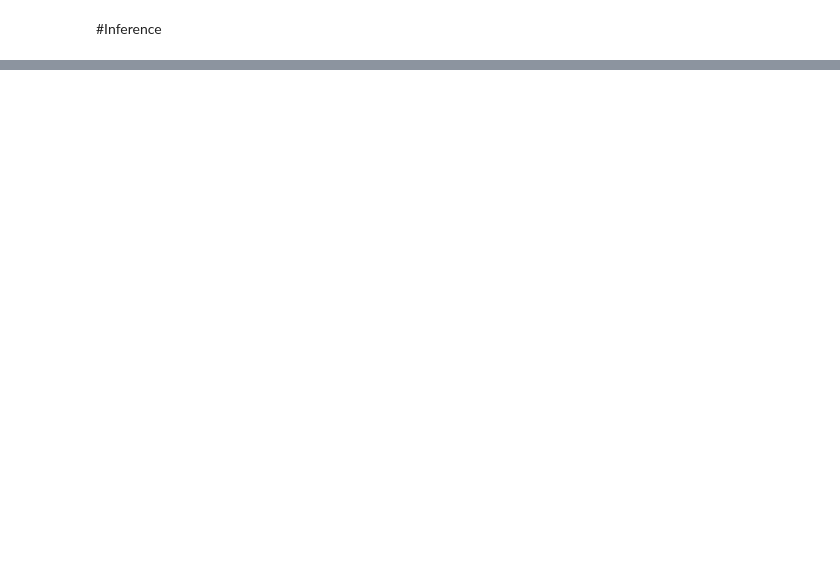
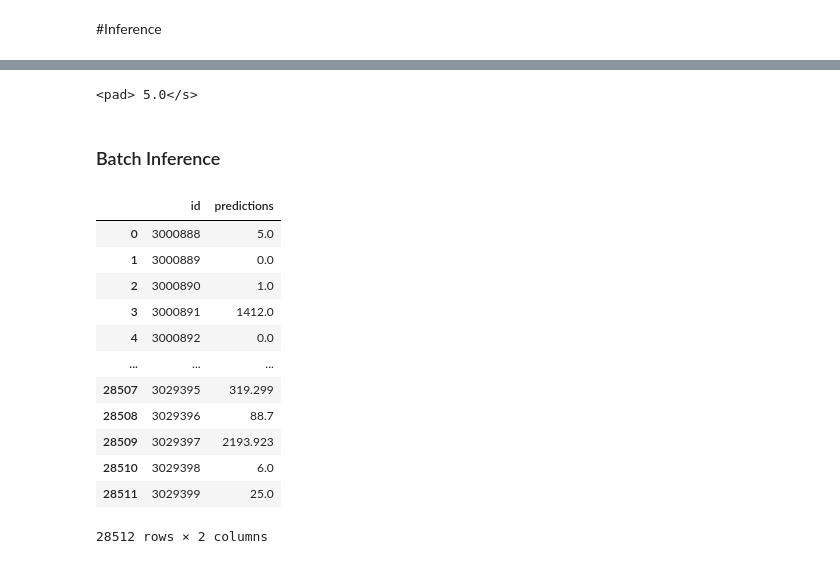
Before and after one commit to jyotiyadav94/StoreSalesPrediction, a Jupyter notebook: LLM_fine_tuning/LLM_fine_tuningipynb.ipynb, the cells around one changed output, grey strips where cells are left out. Saved outputs shown, nothing was run; the diff lists cells and outputs as text; code cells hidden in the pictures; blank space fills up the shorter version.

```diff
--- a/LLM_fine_tuning/LLM_fine_tuningipynb.ipynb
+++ b/LLM_fine_tuning/LLM_fine_tuningipynb.ipynb
@@ -241,5 +270,5 @@ trainer.train()
 # %%
-last_checkpoint = "/content/drive/Shareddrives/dataset/clients/research/Modelsaved/checkpoint-15000"
+last_checkpoint = "Jyotiyadav/model2.0"
 
 finetuned_model = T5ForConditionalGeneration.from_pretrained(last_checkpoint)
 tokenizer = T5Tokenizer.from_pretrained(last_checkpoint)
@@ -251,3 +319,6 @@ inputs = ["Please answer this question: " + my_question]
+# %%
+my_question = "For store number 1 in the city of Quito, with products from various categories such as AUTOMOTIVE, during a 0 on 2017-8-16, with no, cluster 13, and WTI crude oil price at $46.8, what were the total sales on that day?"
+inputs = ["Please answer this question: " + my_question]
 # %%
 inputs = tokenizer(inputs, return_tensors="pt")
 outputs = finetuned_model.generate(**inputs)
@@ -256,3 +327,61 @@ answer = tokenizer.decode(outputs[0])
 from textwrap import fill
 
 print(fill(answer, width=80))
+# %% [output]
+<pad> 5.0</s>
+# %% [markdown]
+### Batch Inference
+# %%
+import pandas as pd
+
+# Assuming you have already imported the necessary libraries and defined the functions and model
+
+# Load the DataFrame from the CSV file
+df = pd.read_csv("/content/gdrive/datasetqatest.csv")
+
+# Function to generate answer for a given question
+def generate_answer_batch(questions):
+    inputs = tokenizer(["Please answer this question: " + question for question in questions], return_tensors="pt", padding=True, truncation=True)
+    outputs = finetuned_model.generate(**inputs)
+    answers = tokenizer.batch_decode(outputs, skip_special_tokens=True)
+    return answers
+
+# Generate predictions for all questions in the DataFrame
+batch_size = 100  # Adjust as needed
+predicted_answers = []
+for i in range(0, len(df), batch_size):
+    questions_batch = df['question'][i:i+batch_size].tolist()
+    answers_batch = generate_answer_batch(questions_batch)
+    predicted_answers.extend(answers_batch)
+
+# Add the predicted answers to the DataFrame
+df['predicted_answer'] = predicted_answers
+
+# Save the DataFrame to a CSV file
+df.to_csv('/content/gdrive/My Drive/research/predicted_answer.csv', index=False)
+# %%
+df1=pd.read_csv('/content/test.csv')
+# Select only the 'id' column from dataframe1
+id_column = df1['id']
+predictions = df['predicted_answer']
+# Combine id_column and predicted_answers into a new DataFrame
+dataframe2 = pd.DataFrame({'id': id_column, 'predictions': predicted_answers})
+
+# Save the dataframe2 to a CSV file
+dataframe2.to_csv('/content/gdrive/My Drive/research/submission.csv', index=False)
+# %%
+dataframe2
+# %% [output]
+|  | id | predictions |
+| 0 | 3000888 | 5.0 |
+| 1 | 3000889 | 0.0 |
+| 2 | 3000890 | 1.0 |
+| 3 | 3000891 | 1412.0 |
+| 4 | 3000892 | 0.0 |
+| ... | ... | ... |
+| 28507 | 3029395 | 319.299 |
+| 28508 | 3029396 | 88.7 |
+| 28509 | 3029397 | 2193.923 |
+| 28510 | 3029398 | 6.0 |
+| 28511 | 3029399 | 25.0 |
+28512 rows × 2 columns
```
Also changed, not shown: parts of 10 cells of this notebook.
